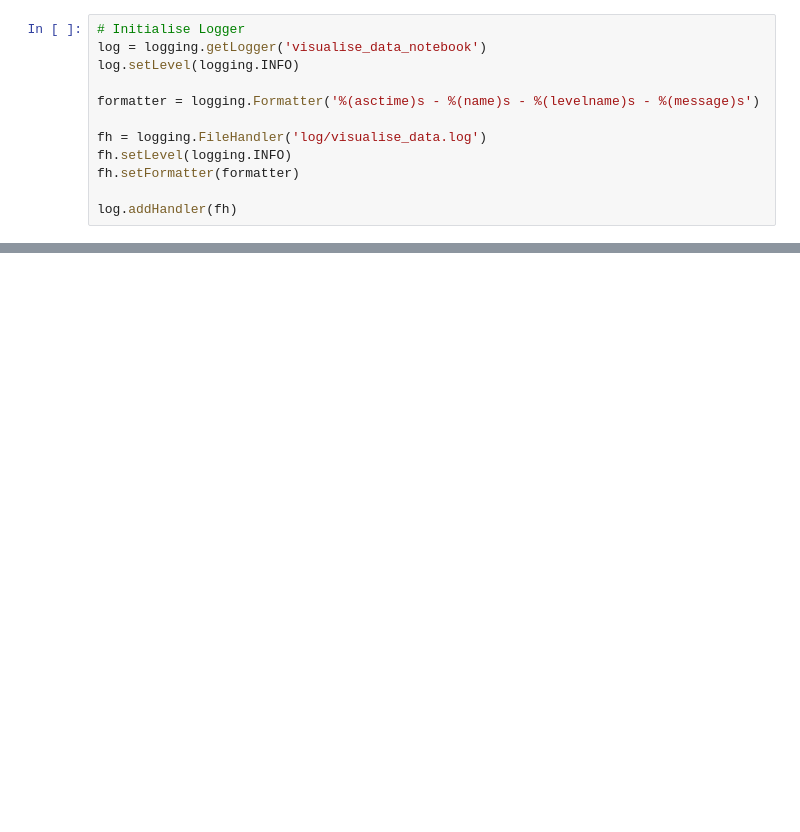
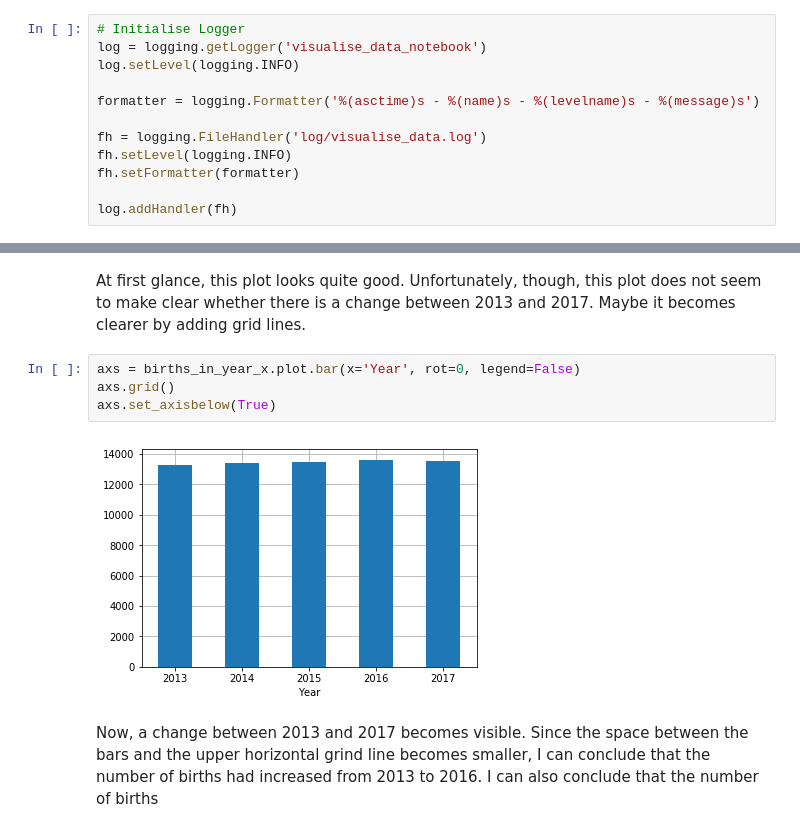
Before and after one commit to zynmr/hands_on_data_science, a Jupyter notebook: notebooks/visualise_data.ipynb, the cells around one changed output, grey strips where cells are left out. Cells and saved outputs as stored; diff of their text form; blank space fills up the shorter version.

```diff
--- a/notebooks/visualise_data.ipynb
+++ b/notebooks/visualise_data.ipynb
@@ -40,0 +122,10 @@ log.addHandler(fh)
+# %% [markdown]
+At first glance, this plot looks quite good. Unfortunately, though, this plot does not seem to make clear whether there is a change between 2013 and 2017. Maybe it becomes clearer by adding grid lines.
+# %%
+axs = births_in_year_x.plot.bar(x='Year', rot=0, legend=False)
+axs.grid()
+axs.set_axisbelow(True)
+# %% [output]
+[figure, added]
+# %% [markdown]
+Now, a change between 2013 and 2017 becomes visible. Since the space between the bars and the upper horizontal grind line becomes smaller, I can conclude that the number of births had increased from 2013 to 2016. I can also conclude that the number of births
```
Also changed, not shown: parts of 23 cells of this notebook, 16 other files.
